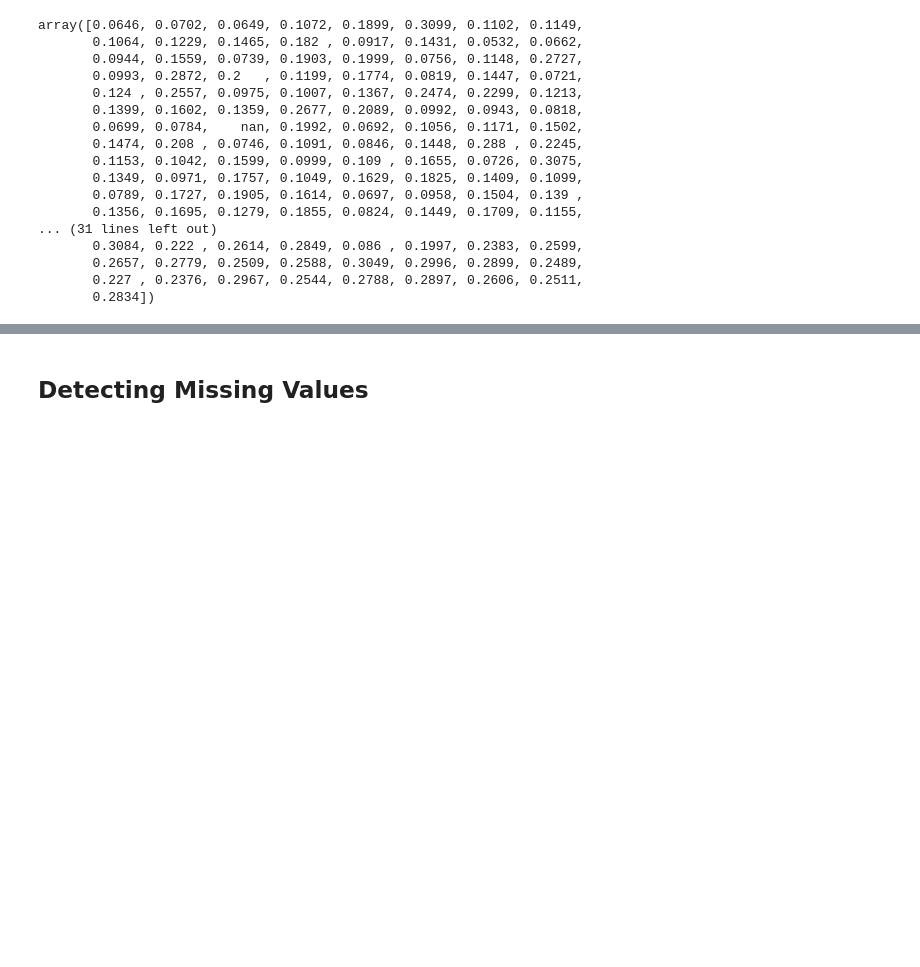
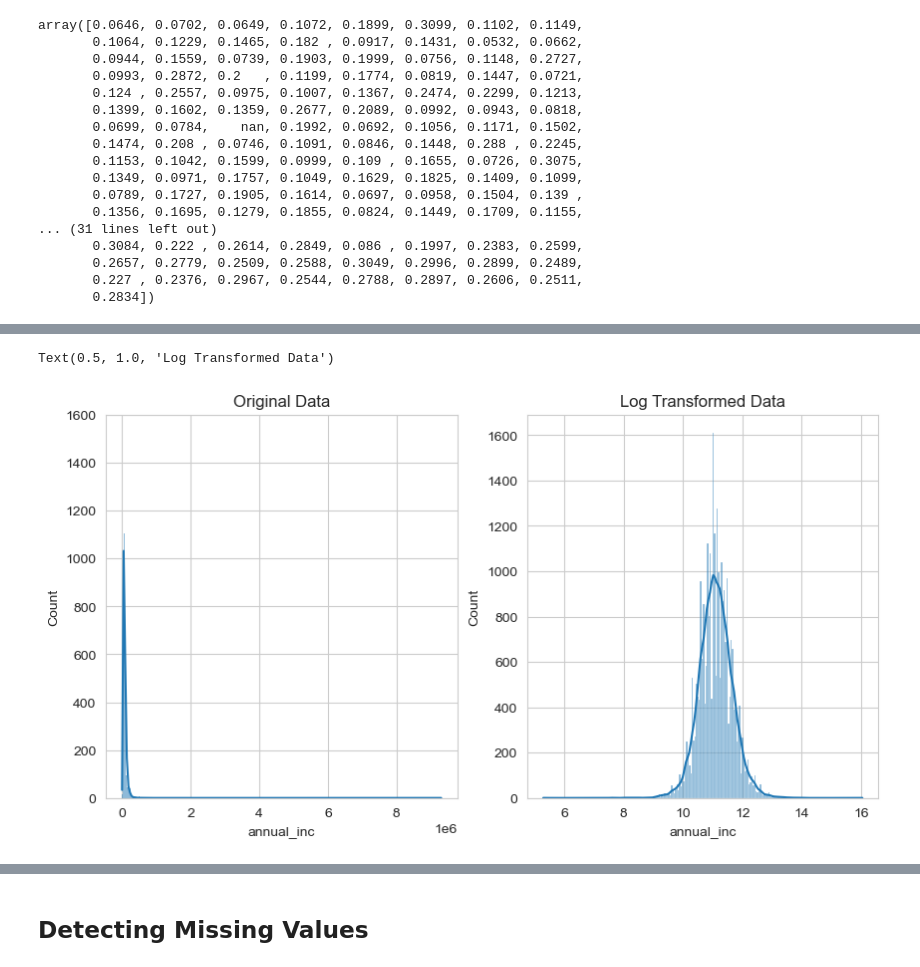
Before and after one commit to yasmeenel3sh/DataEngineeringProject, a Jupyter notebook: M1-template.ipynb, the cells around one changed output, grey strips where cells are left out. Cells and saved outputs as stored; diff of their text form; code cells hidden in the pictures; blank space fills up the shorter version.

```diff
--- a/M1-template.ipynb
+++ b/M1-template.ipynb
@@ -655,0 +714,13 @@ array([0.0646, 0.0702, 0.0649, 0.1072, 0.1899, 0.3099, 0.1102, 0.1149,
+# %%
+fig, ax = plt.subplots(1, 2, figsize=(10, 5))
+
+log_income = np.log(fintech_indexed['annual_inc'])
+
+sns.histplot(fintech_indexed['annual_inc'],ax=ax[0], kde=True)
+ax[0].set_title('Original Data')
+
+sns.histplot(log_income, ax=ax[1], kde=True)
+ax[1].set_title('Log Transformed Data')
+# %% [output]
+Text(0.5, 1.0, 'Log Transformed Data')
+[figure, added]
```
Also changed, not shown: parts of 30 cells of this notebook.
